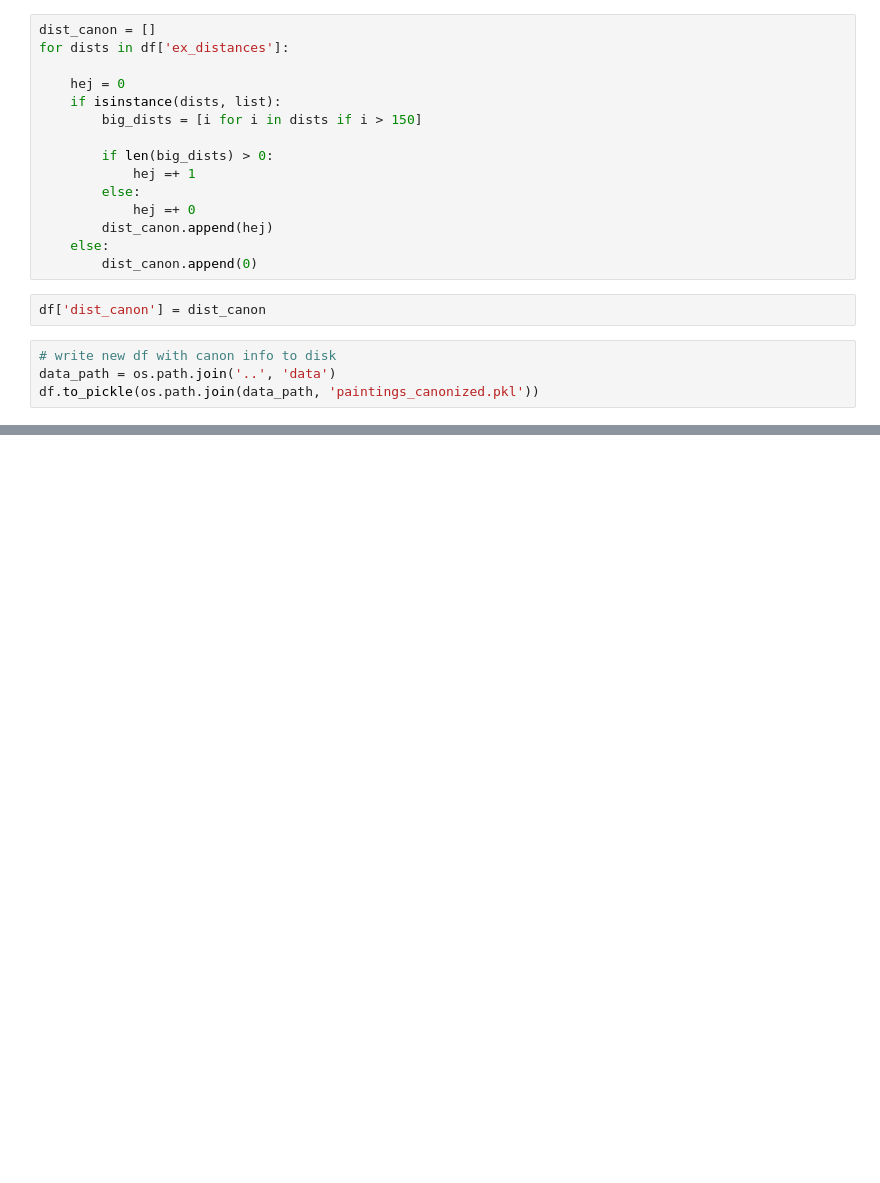
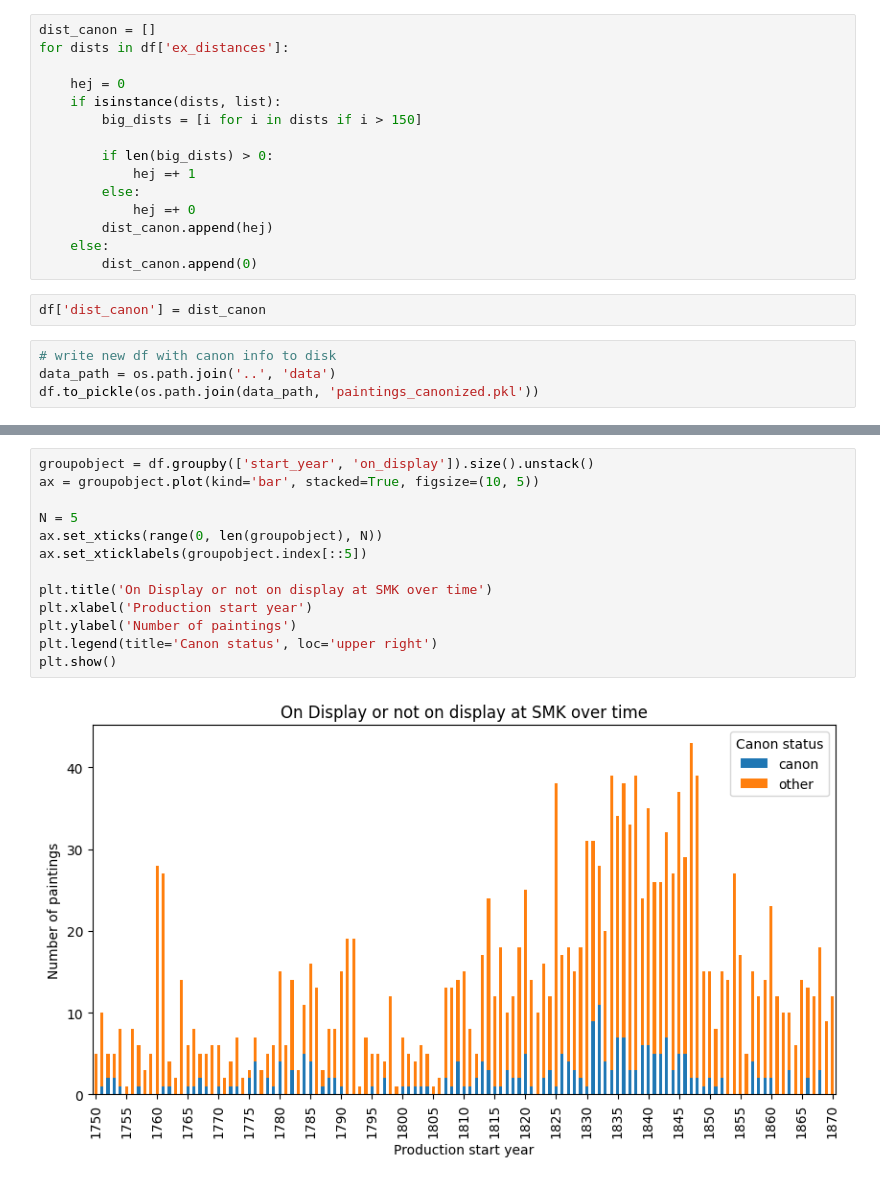
Before and after one commit to centre-for-humanities-computing/canon-paintings-smk, a Jupyter notebook: nbs/exhibitions.ipynb, the cells around one changed output, grey strips where cells are left out. Cells and saved outputs as stored; diff of their text form; blank space fills up the shorter version.

```diff
--- a/nbs/exhibitions.ipynb
+++ b/nbs/exhibitions.ipynb
@@ -255,0 +319,15 @@ df.to_pickle(os.path.join(data_path, 'paintings_canonized.pkl'))
+# %%
+groupobject = df.groupby(['start_year', 'on_display']).size().unstack()
+ax = groupobject.plot(kind='bar', stacked=True, figsize=(10, 5))
+
+N = 5
+ax.set_xticks(range(0, len(groupobject), N))
+ax.set_xticklabels(groupobject.index[::5])
+
+plt.title('On Display or not on display at SMK over time')
+plt.xlabel('Production start year')
+plt.ylabel('Number of paintings')
+plt.legend(title='Canon status', loc='upper right')
+plt.show()
+# %% [output]
+[figure, added]
```
Also changed, not shown: parts of 11 cells of this notebook, 1 other file.
